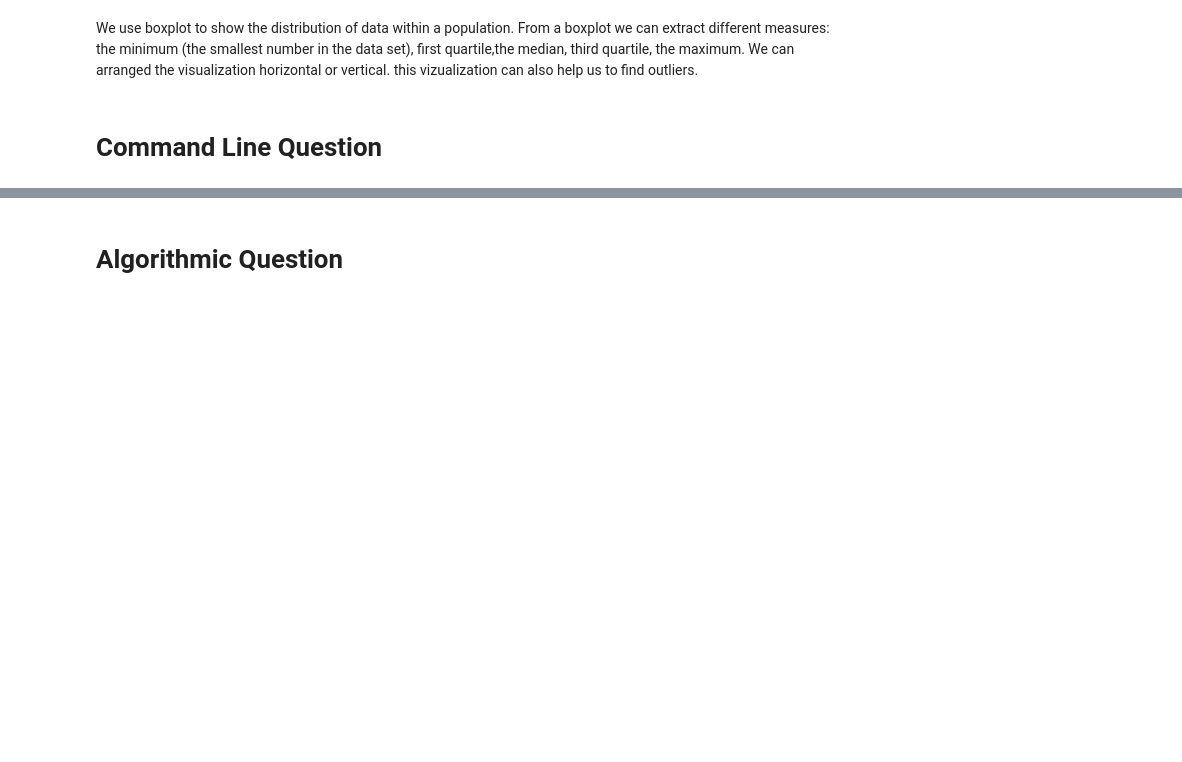
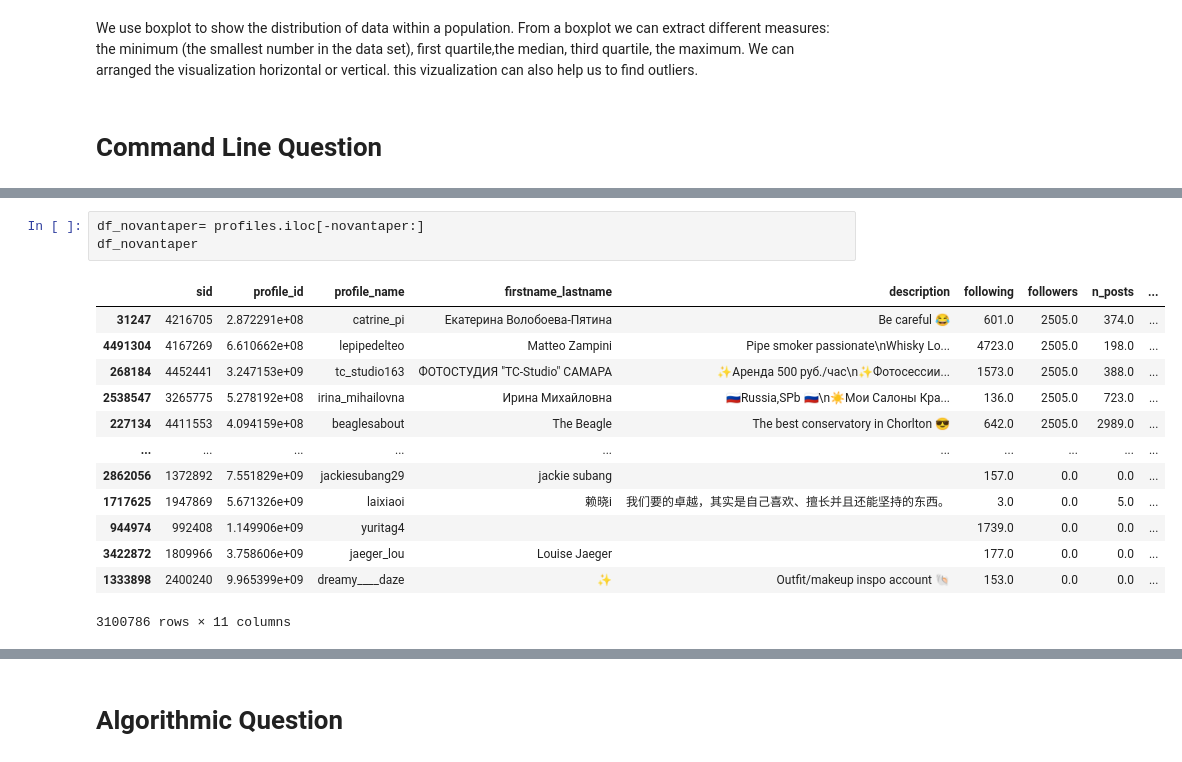
Before and after one commit to Sciok2000/ADM-2022-Homework2, a Jupyter notebook: HW_2.ipynb, the cells around one changed output, grey strips where cells are left out. Cells and saved outputs as stored; diff of their text form; blank space fills up the shorter version.

```diff
--- a/HW_2.ipynb
+++ b/HW_2.ipynb
@@ -856,0 +867,17 @@ this vizualization can also help us to find outliers.
+# %%
+df_novantaper= profiles.iloc[-novantaper:]
+df_novantaper
+# %% [output]
+|  | sid | profile_id | profile_name | firstname_lastname | description | following | followers | n_posts | ... |
+| 31247 | 4216705 | 2.872291e+08 | catrine_pi | Екатерина Волобоева-Пятина | Be careful 😂 | 601.0 | 2505.0 | 374.0 | ... |
+| 4491304 | 4167269 | 6.610662e+08 | lepipedelteo | Matteo Zampini | Pipe smoker passionate\nWhisky Lo... | 4723.0 | 2505.0 | 198.0 | ... |
+| 268184 | 4452441 | 3.247153e+09 | tc_studio163 | ФОТОСТУДИЯ "TC-Studio" САМАРА | ✨Аренда 500 руб./час\n✨Фотосессии... | 1573.0 | 2505.0 | 388.0 | ... |
+| 2538547 | 3265775 | 5.278192e+08 | irina_mihailovna | Ирина Михайловна | 🇷🇺Russia,SPb 🇷🇺\n☀️Мои Салоны Кра... | 136.0 | 2505.0 | 723.0 | ... |
+| 227134 | 4411553 | 4.094159e+08 | beaglesabout | The Beagle | The best conservatory in Chorlton 😎 | 642.0 | 2505.0 | 2989.0 | ... |
+| ... | ... | ... | ... | ... | ... | ... | ... | ... | ... |
+| 2862056 | 1372892 | 7.551829e+09 | jackiesubang29 | jackie subang |  | 157.0 | 0.0 | 0.0 | ... |
+| 1717625 | 1947869 | 5.671326e+09 | laixiaoi | 赖晓i | 我们要的卓越，其实是自己喜欢、擅长并且还能坚持的东西。 | 3.0 | 0.0 | 5.0 | ... |
+| 944974 | 992408 | 1.149906e+09 | yuritag4 |  |  | 1739.0 | 0.0 | 0.0 | ... |
+| 3422872 | 1809966 | 3.758606e+09 | jaeger_lou | Louise Jaeger |  | 177.0 | 0.0 | 0.0 | ... |
+| 1333898 | 2400240 | 9.965399e+09 | dreamy____daze | ✨ | Outfit/makeup inspo account 🐚 | 153.0 | 0.0 | 0.0 | ... |
+3100786 rows × 11 columns
```
Also changed, not shown: parts of 23 cells of this notebook.
